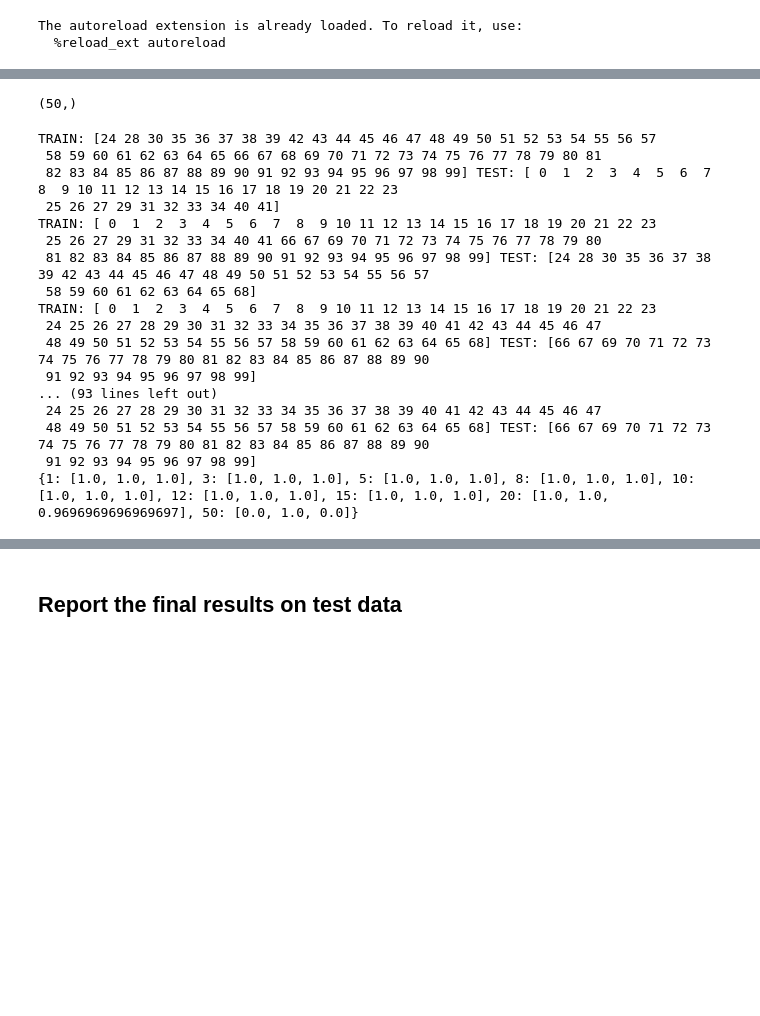
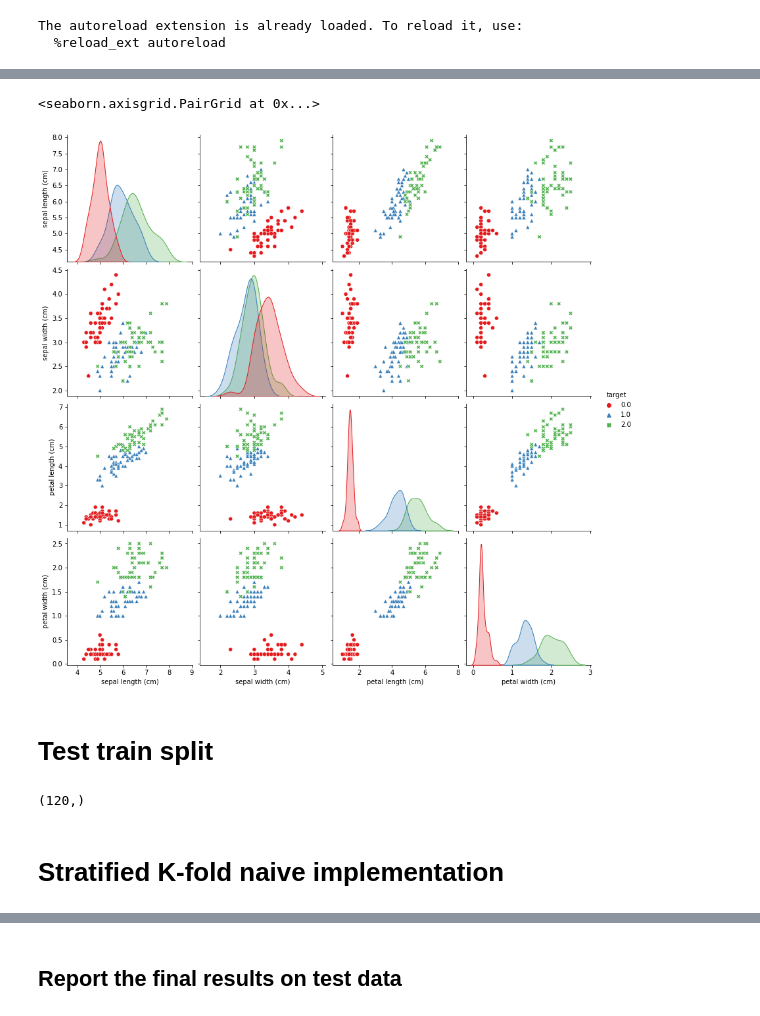
Before and after one commit to ak06645/Mini-Project-ML, a Jupyter notebook: KNN_stratified.ipynb, the cells around one changed output, grey strips where cells are left out. Saved outputs shown, nothing was run; the diff lists cells and outputs as text; code cells hidden in the pictures; blank space fills up the shorter version.

```diff
--- a/KNN_stratified.ipynb
+++ b/KNN_stratified.ipynb
@@ -24,0 +38,4 @@ y = iris.target
+# %%
+iris_df = pd.DataFrame(data= np.c_[iris['data'], iris['target']],
+                     columns= iris['feature_names'] + ['target'])
+iris_df.head()
@@ -25,60 +49,23 @@ y = iris.target
+# %%
+sns.color_palette("hls", 8)
+
+sns.pairplot(data=iris_df,
+             hue="target",
+             height = 3,
+            markers=["o", "^", "X"],
+            palette = "Set1")# or 'Set2' or 'pastel'
+# %% [output]
+<seaborn.axisgrid.PairGrid at 0x...>
+[figure, added]
+# %% [markdown]
+# Test train split
 # %%
 from sklearn.model_selection import train_test_split
 
-X_train, X_test, y_train, y_test = train_test_split(X, y, test_size=0.33, shuffle=True, random_state=42, stratify=y)
+X_train, X_test, y_train, y_test = train_test_split(X, y, test_size=0.20, shuffle=True, random_state=42, stratify=y)
 
-#stratify=y random_state=42
-# knn = KNeighborsClassifier(n_neighbors=5)
-
-# knn.fit(X, y)
-# y_pred = knn.predict(X)
-# print(metrics.accuracy_score(y, y_pred))
-
-print(y_test.shape)
+print(y_train.shape)
 # %% [output]
-(50,)
+(120,)
-# %%
-from sklearn.neighbors import KNeighborsClassifier
-from sklearn import metrics
-
-skf = StratifiedKFold(n_splits=3)
-skf.get_n_splits(X, y)
-k_choices = sorted([1, 3, 5, 8, 10, 12, 15, 20, 50])
-
-k_accuracy = {}
-count = 0
-
-for k in k_choices:
-    knn = KNeighborsClassifier(n_neighbors=k)
-
-    accuracy = []
-    for train_index, val_index in skf.split(X_train, y_train):
-        print("TRAIN:", train_index, "TEST:", val_index)
-        X_tr, X_val = X[train_index], X[val_index]
-        y_tr, y_val = y[train_index], y[val_index]
-
-        knn.fit(X_tr, y_tr)
-        y_pred = knn.predict(X_val)
-
-        accuracy.append(metrics.accuracy_score(y_val, y_pred))
-    k_accuracy[k] = accuracy
-
-print(k_accuracy)
-# %% [output]
-TRAIN: [24 28 30 35 36 37 38 39 42 43 44 45 46 47 48 49 50 51 52 53 54 55 56 57
- 58 59 60 61 62 63 64 65 66 67 68 69 70 71 72 73 74 75 76 77 78 79 80 81
- 82 83 84 85 86 87 88 89 90 91 92 93 94 95 96 97 98 99] TEST: [ 0  1  2  3  4  5  6  7  8  9 10 11 12 13 14 15 16 17 18 19 20 21 22 23
- 25 26 27 29 31 32 33 34 40 41]
-TRAIN: [ 0  1  2  3  4  5  6  7  8  9 10 11 12 13 14 15 16 17 18 19 20 21 22 23
- 25 26 27 29 31 32 33 34 40 41 66 67 69 70 71 72 73 74 75 76 77 78 79 80
- 81 82 83 84 85 86 87 88 89 90 91 92 93 94 95 96 97 98 99] TEST: [24 28 30 35 36 37 38 39 42 43 44 45 46 47 48 49 50 51 52 53 54 55 56 57
- 58 59 60 61 62 63 64 65 68]
-TRAIN: [ 0  1  2  3  4  5  6  7  8  9 10 11 12 13 14 15 16 17 18 19 20 21 22 23
- 24 25 26 27 28 29 30 31 32 33 34 35 36 37 38 39 40 41 42 43 44 45 46 47
- 48 49 50 51 52 53 54 55 56 57 58 59 60 61 62 63 64 65 68] TEST: [66 67 69 70 71 72 73 74 75 76 77 78 79 80 81 82 83 84 85 86 87 88 89 90
- 91 92 93 94 95 96 97 98 99]
-... (93 lines left out)
- 24 25 26 27 28 29 30 31 32 33 34 35 36 37 38 39 40 41 42 43 44 45 46 47
- 48 49 50 51 52 53 54 55 56 57 58 59 60 61 62 63 64 65 68] TEST: [66 67 69 70 71 72 73 74 75 76 77 78 79 80 81 82 83 84 85 86 87 88 89 90
- 91 92 93 94 95 96 97 98 99]
-{1: [1.0, 1.0, 1.0], 3: [1.0, 1.0, 1.0], 5: [1.0, 1.0, 1.0], 8: [1.0, 1.0, 1.0], 10: [1.0, 1.0, 1.0], 12: [1.0, 1.0, 1.0], 15: [1.0, 1.0, 1.0], 20: [1.0, 1.0, 0.9696969696969697], 50: [0.0, 1.0, 0.0]}
+# %% [markdown]
+# Stratified K-fold naive implementation
```
Also changed, not shown: parts of 18 cells of this notebook, 3 other files.
